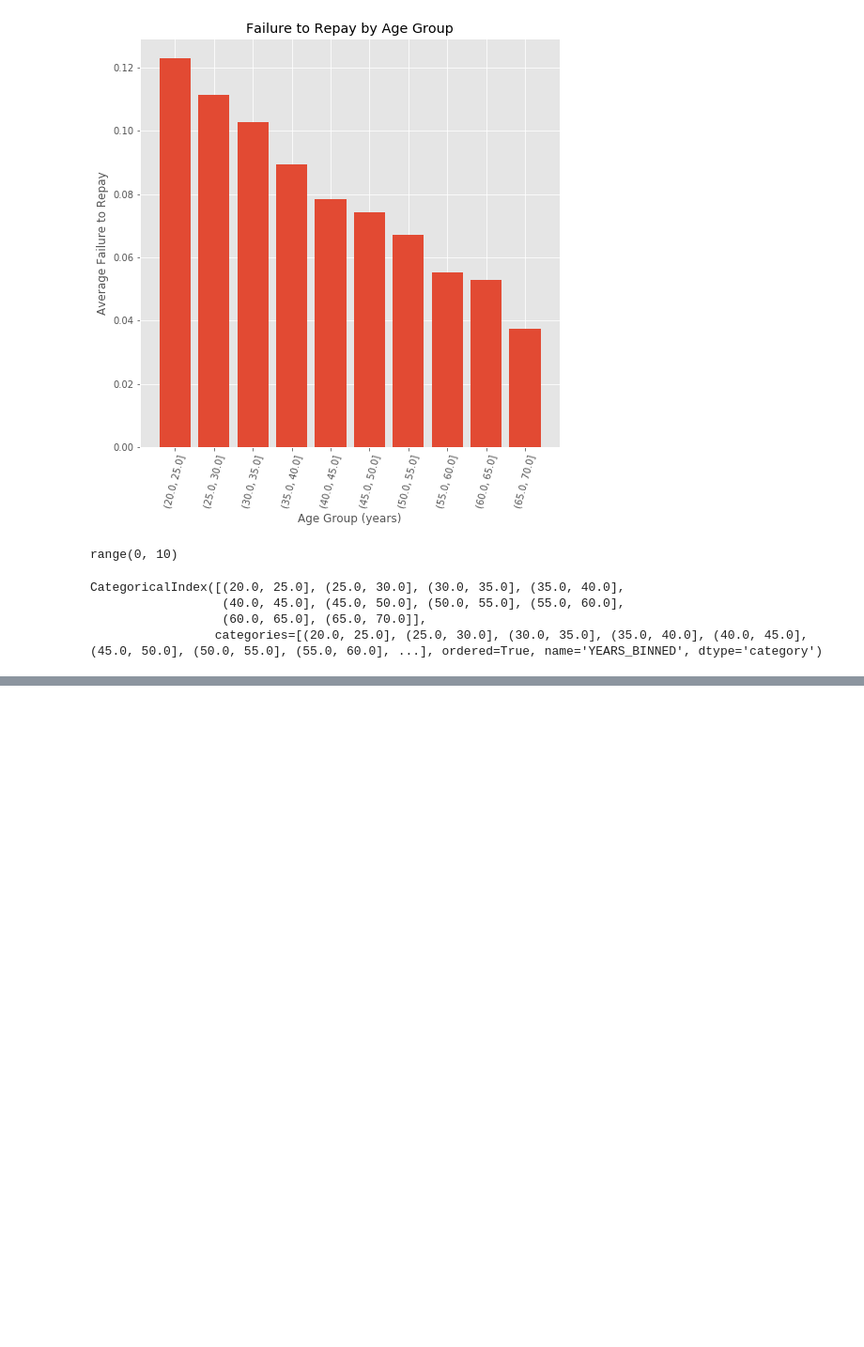
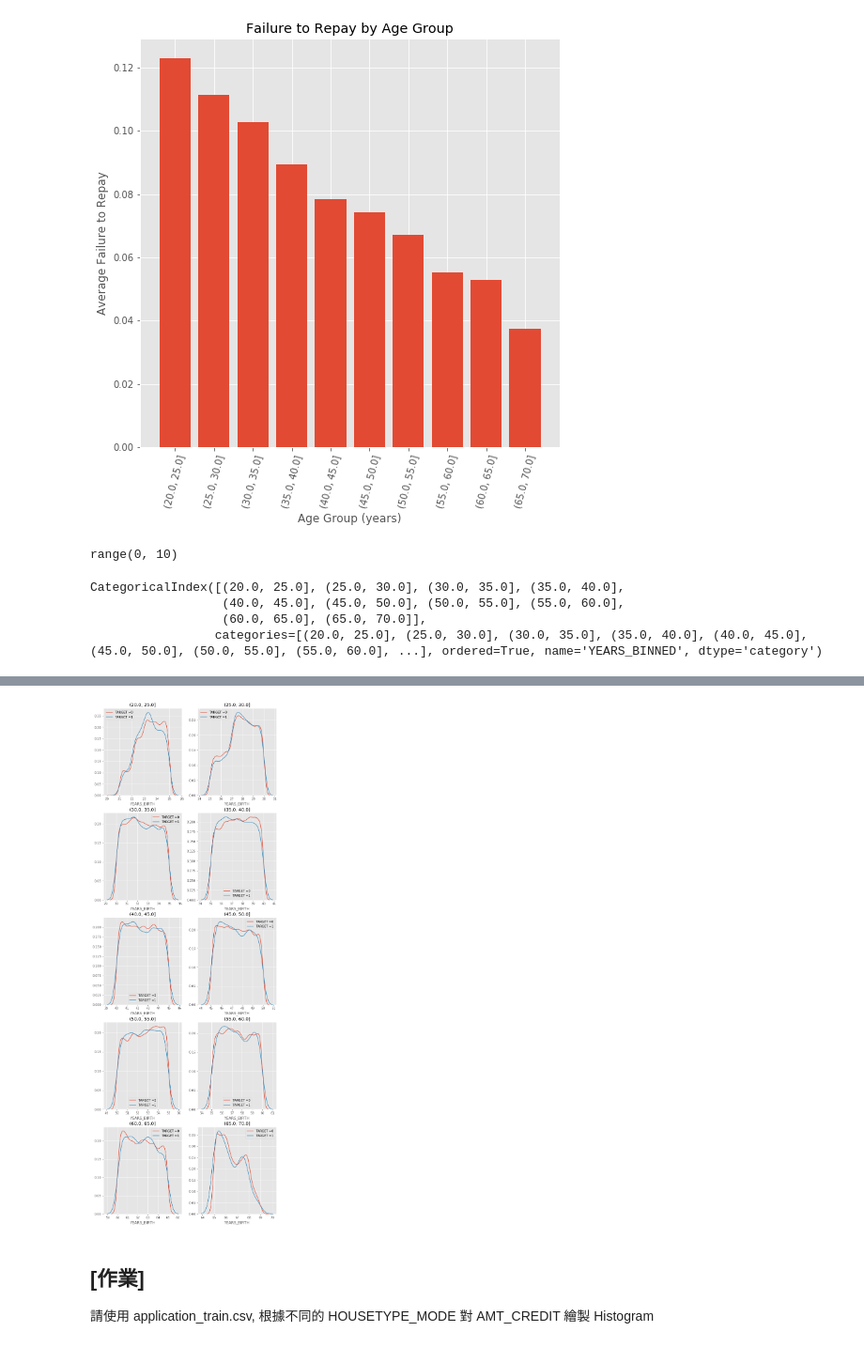
Before and after one commit to zzo30802/3rd-ML100Days, a Jupyter notebook: homework/02EDA探索式數據分析(Day014~).ipynb, the cells around one changed output, grey strips where cells are left out. Shown at 94% size. Drawn from its saved outputs; the diff is of its cells as text; code cells hidden in the pictures; blank space fills up the shorter version.

```diff
--- a/homework/02EDA探索式數據分析(Day014~).ipynb
+++ b/homework/02EDA探索式數據分析(Day014~).ipynb
@@ -941,0 +1110,21 @@ CategoricalIndex([(20.0, 25.0], (25.0, 30.0], (30.0, 35.0], (35.0, 40.0],
+# %%
+# subplot index 超過10以上的繪製方式
+nrows = 5
+ncols = 2
+
+plt.figure(figsize=(10, 30))
+for i in range(len(year_group_sorted)):
+    plt.subplot(nrows, ncols, i+1)
+    sns.distplot(age_data.loc[(age_data['YEARS_BINNED'] == year_group_sorted[i]) &\
+                              (age_data['TARGET'] == 0), 'YEARS_BIRTH'],
+                 label = "TARGET =0", hist = False)
+    sns.distplot(age_data.loc[(age_data['YEARS_BINNED'] == year_group_sorted[i]) &\
+                              (age_data['TARGET'] == 1), 'YEARS_BIRTH'],
+                 label = "TARGET =1", hist = False)
+    plt.title(str(year_group_sorted[i]))
+plt.show()
+# %% [output]
+[figure, added]
+# %% [markdown]
+## [作業]
+請使用 application_train.csv, 根據不同的 HOUSETYPE_MODE 對 AMT_CREDIT 繪製 Histogram
```
Also changed, not shown: parts of 46 cells of this notebook.
